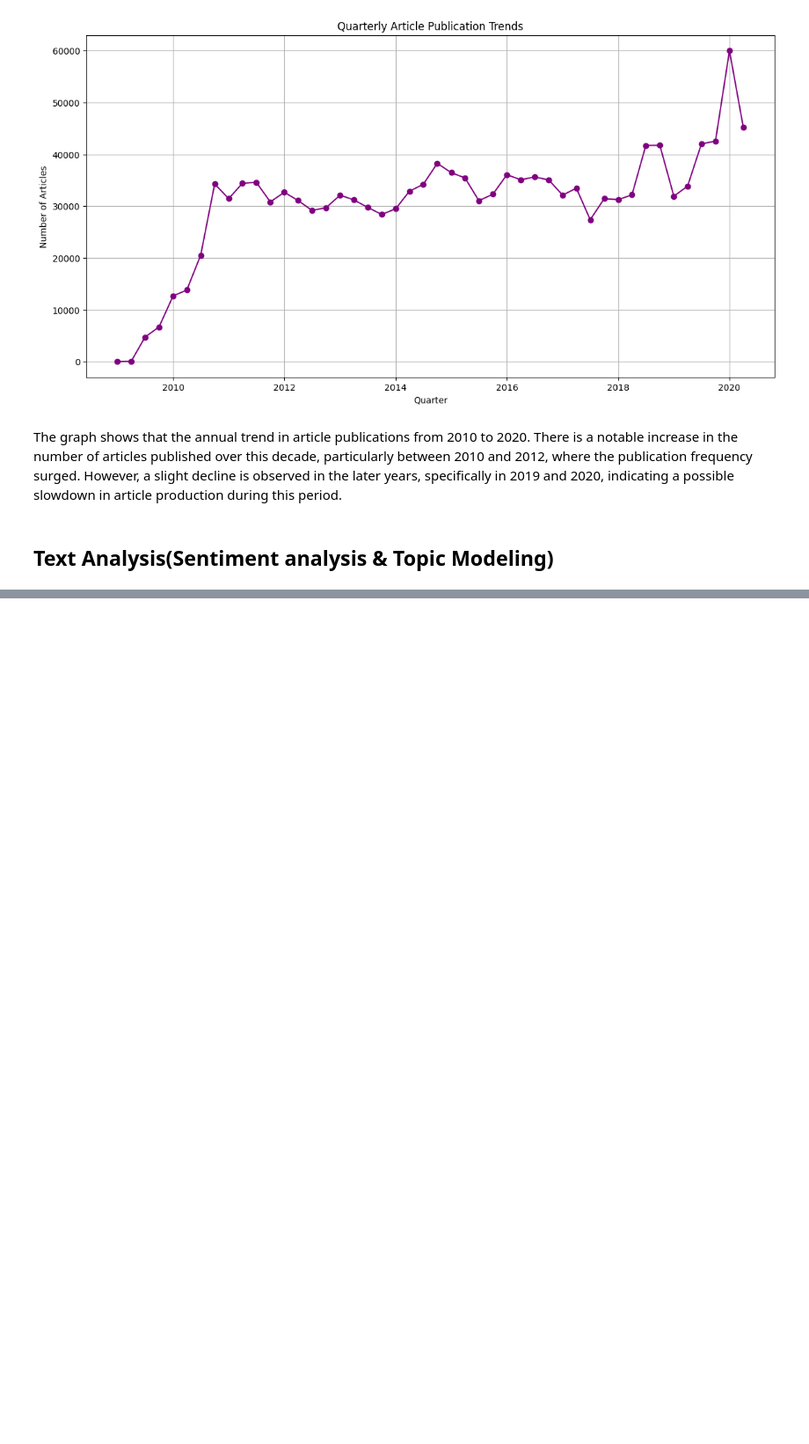
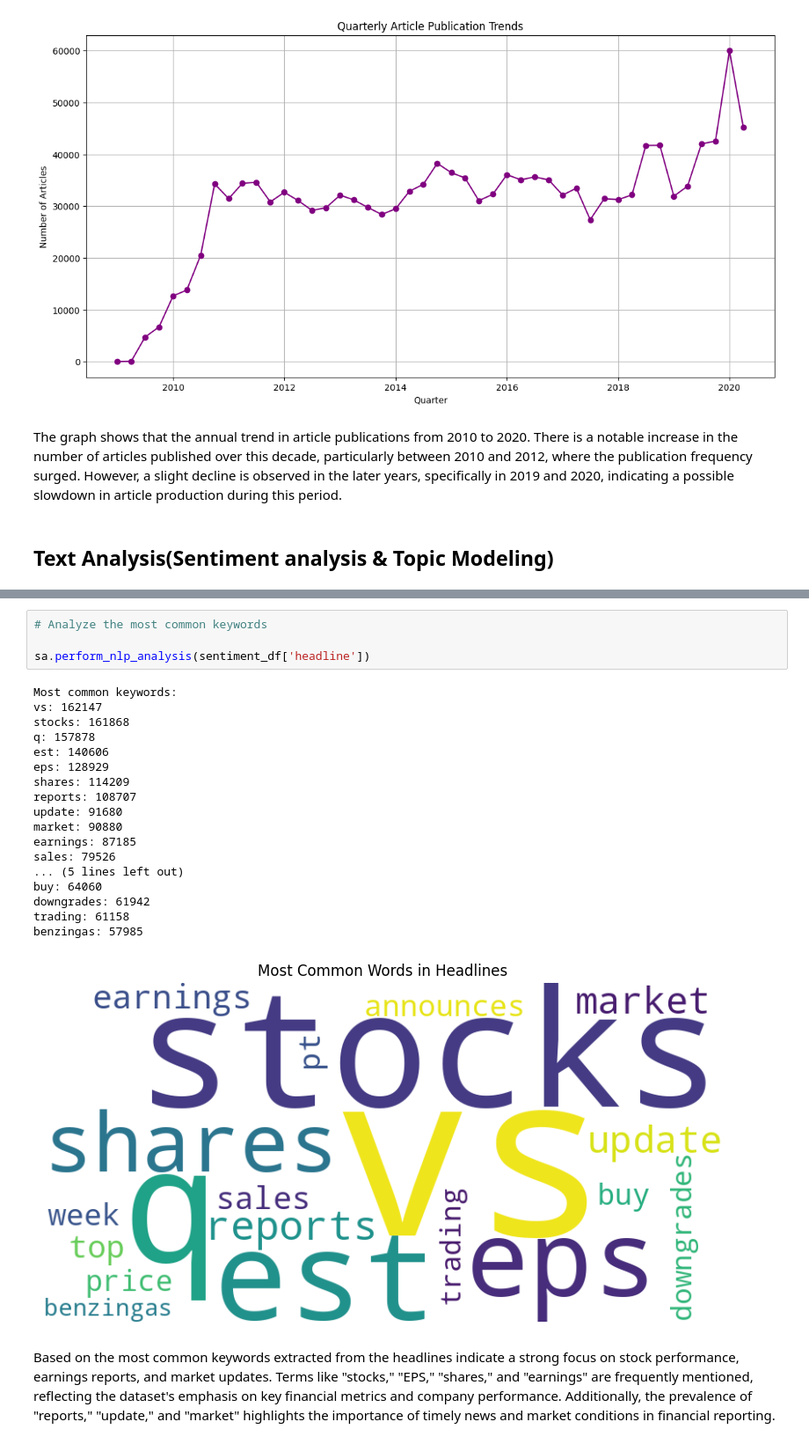
Before and after one commit to epythonlab/aim10academy-week1-challenge, a Jupyter notebook: notebooks/stock_news.ipynb, the cells around one changed output, grey strips where cells are left out. Shown at 88% size. Saved outputs shown, nothing was run; the diff lists cells and outputs as text; blank space fills up the shorter version.

```diff
--- a/notebooks/eda_notebook.ipynb
+++ b/notebooks/stock_news.ipynb
@@ -198,0 +290,25 @@ The graph shows that the annual trend in article publications from 2010 to 2020.
+# %%
+# Analyze the most common keywords
+
+sa.perform_nlp_analysis(sentiment_df['headline'])
+# %% [output]
+Most common keywords:
+vs: 162147
+stocks: 161868
+q: 157878
+est: 140606
+eps: 128929
+shares: 114209
+reports: 108707
+update: 91680
+market: 90880
+earnings: 87185
+sales: 79526
+... (5 lines left out)
+buy: 64060
+downgrades: 61942
+trading: 61158
+benzingas: 57985
+[figure, added]
+# %% [markdown]
+Based on the most common keywords extracted from the headlines indicate a strong focus on stock performance, earnings reports, and market updates. Terms like "stocks," "EPS," "shares," and "earnings" are frequently mentioned, reflecting the dataset's emphasis on key financial metrics and company performance. Additionally, the prevalence of "reports," "update," and "market" highlights the importance of timely news and market conditions in financial reporting.
```
Also changed, not shown: parts of 6 cells of this notebook, 3 other files.
